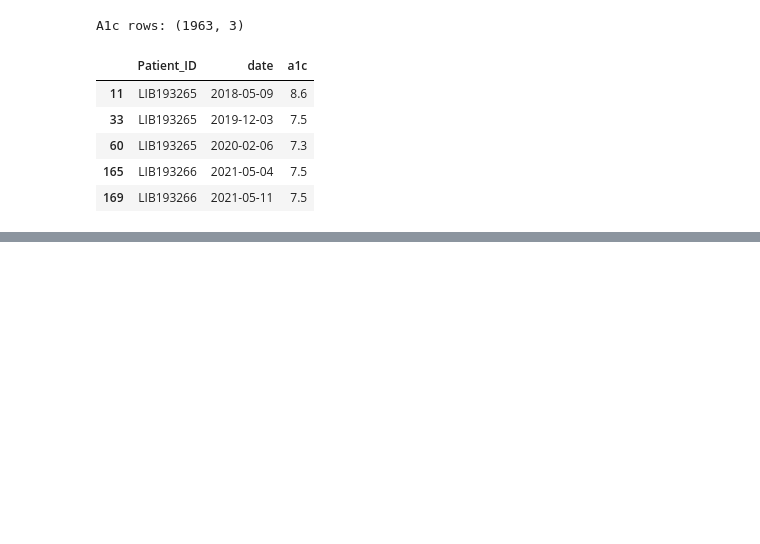
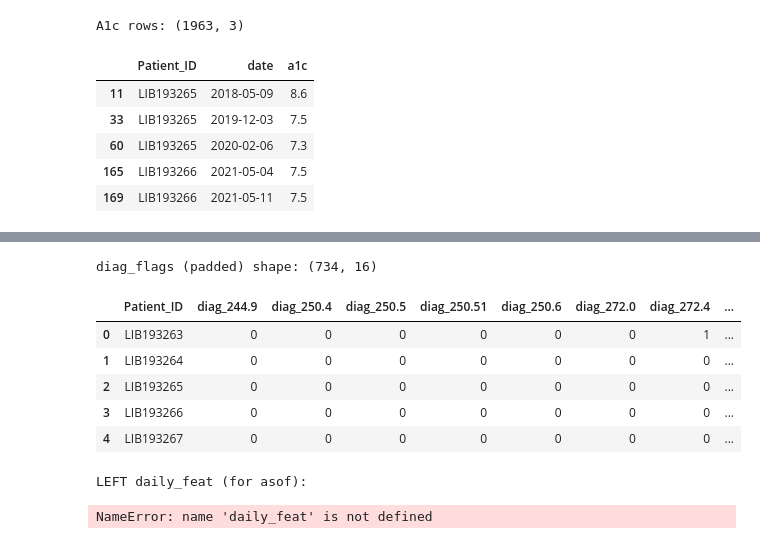
Before and after one commit to siddharth-the-decoder/welldoc, a Jupyter notebook: RiskEngine_EndToEnd.ipynb, the cells around one changed output, grey strips where cells are left out. Saved outputs shown, nothing was run; the diff lists cells and outputs as text; code cells hidden in the pictures; blank space fills up the shorter version.

```diff
--- a/RiskEngine_EndToEnd.ipynb
+++ b/RiskEngine_EndToEnd.ipynb
@@ -354,0 +298,47 @@ RuntimeError: daily_cgm not loaded. Generate or load outputs/daily_cgm.parquet f
+# %%
+# Make sure every Patient_ID in daily_cgm appears in diag_flags with 0s
+all_pids = pd.DataFrame({"Patient_ID": daily_cgm["Patient_ID"].unique()})
+diag_cols = [c for c in diag_flags.columns if c.startswith("diag_")]
+
+# left-join and fill missing diag_* with 0
+diag_flags = all_pids.merge(diag_flags, on="Patient_ID", how="left")
+for c in diag_cols:
+    if c in diag_flags.columns:
+        diag_flags[c] = diag_flags[c].fillna(0).astype(int)
+    else:
+        # if a top code column is completely missing, create it
+        diag_flags[c] = 0
+
+# keep only Patient_ID + diag_* columns
+keep_cols = ["Patient_ID"] + diag_cols
+diag_flags = diag_flags[keep_cols].copy()
+
+print("diag_flags (padded) shape:", diag_flags.shape)
+diag_flags.head()
+# %% [output]
+diag_flags (padded) shape: (734, 16)
+|  | Patient_ID | diag_244.9 | diag_250.4 | diag_250.5 | diag_250.51 | diag_250.6 | diag_272.0 | diag_272.4 | ... |
+| 0 | LIB193263 | 0 | 0 | 0 | 0 | 0 | 0 | 1 | ... |
+| 1 | LIB193264 | 0 | 0 | 0 | 0 | 0 | 0 | 0 | ... |
+| 2 | LIB193265 | 0 | 0 | 0 | 0 | 0 | 0 | 0 | ... |
+| 3 | LIB193266 | 0 | 0 | 0 | 0 | 0 | 0 | 0 | ... |
+| 4 | LIB193267 | 0 | 0 | 0 | 0 | 0 | 0 | 0 | ... |
+# %%
+print("LEFT daily_feat (for asof):")
+print(daily_feat[["Patient_ID","index_date"]].head(15))
+print(daily_feat[["Patient_ID","index_date"]].tail(15))
+print("dtype:", daily_feat["index_date"].dtype)
+
+print("\nRIGHT a1c_prior_tbl:")
+print(a1c_prior_tbl[["Patient_ID","a1c_date"]].head(15))
+print(a1c_prior_tbl[["Patient_ID","a1c_date"]].tail(15))
+print("dtype:", a1c_prior_tbl["a1c_date"].dtype)
+
+# extra check: monotonicity within each Patient_ID
+print("\nNon-monotonic counts LEFT:",
+      (daily_feat.groupby("Patient_ID")["index_date"].diff() < pd.Timedelta(0)).sum())
+print("Non-monotonic counts RIGHT:",
+      (a1c_prior_tbl.groupby("Patient_ID")["a1c_date"].diff() < pd.Timedelta(0)).sum())
+# %% [output]
+LEFT daily_feat (for asof):
+NameError: name 'daily_feat' is not defined
```
Also changed, not shown: parts of 13 cells of this notebook, 2 other files.
